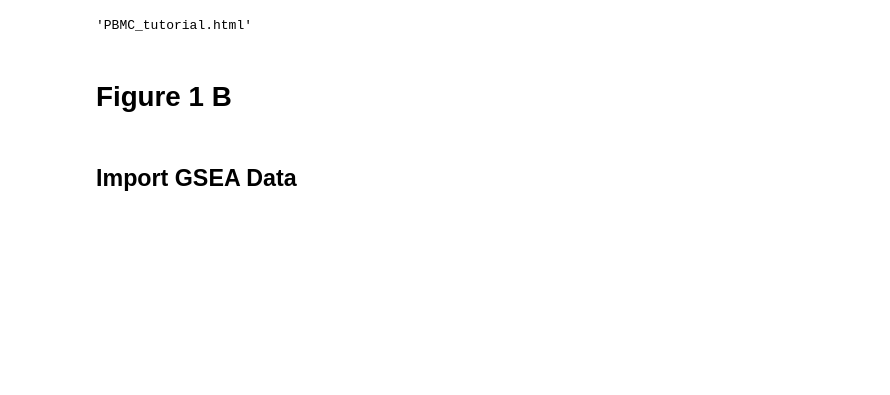
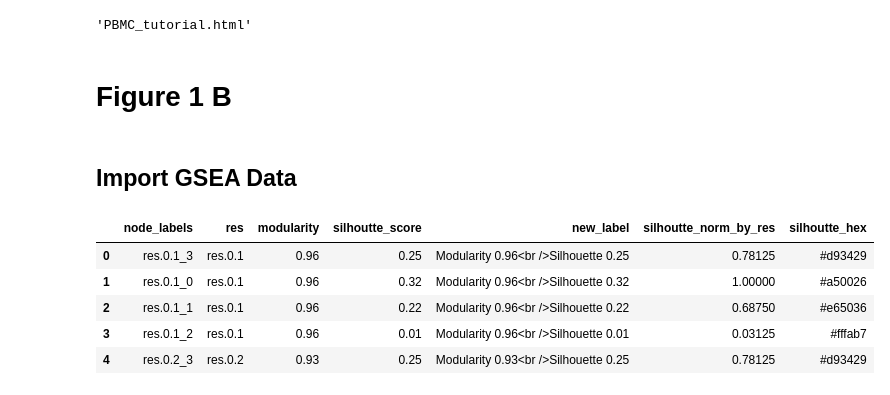
Before and after one commit to apblair/CellLayers, a Jupyter notebook: Notebooks/PBMC_Tutorial.ipynb, the cells around one changed output. Saved outputs shown, nothing was run; the diff lists cells and outputs as text; code cells hidden in the pictures; blank space fills up the shorter version.

```diff
--- a/Notebooks/PBMC_Tutorial.ipynb
+++ b/Notebooks/PBMC_Tutorial.ipynb
@@ -136,6 +136,15 @@ class BuildEnrichmentSankey:
                  sankey_dict):
         self.sankey_dict = sankey_dict
     def run():
+# %%
+sankey_dict['node_data'].head()
+# %% [output]
+|  | node_labels | res | modularity | silhoutte_score | new_label | silhoutte_norm_by_res | silhoutte_hex |
+| 0 | res.0.1_3 | res.0.1 | 0.96 | 0.25 | Modularity 0.96<br />Silhouette 0.25 | 0.78125 | #d93429 |
+| 1 | res.0.1_0 | res.0.1 | 0.96 | 0.32 | Modularity 0.96<br />Silhouette 0.32 | 1.00000 | #a50026 |
+| 2 | res.0.1_1 | res.0.1 | 0.96 | 0.22 | Modularity 0.96<br />Silhouette 0.22 | 0.68750 | #e65036 |
+| 3 | res.0.1_2 | res.0.1 | 0.96 | 0.01 | Modularity 0.96<br />Silhouette 0.01 | 0.03125 | #fffab7 |
+| 4 | res.0.2_3 | res.0.2 | 0.93 | 0.25 | Modularity 0.93<br />Silhouette 0.25 | 0.78125 | #d93429 |
 # %%
 # Import data
 pbmc_gsea = pd.read_csv('../Data/PBMC/pbmc_gsea.csv', index_col=[0])
```
Also changed, not shown: parts of 9 cells of this notebook, 3 other files.
